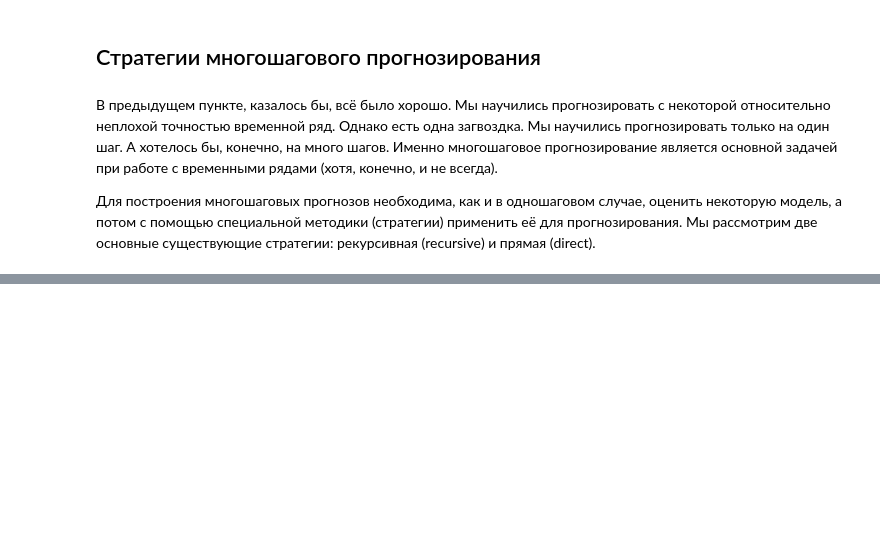
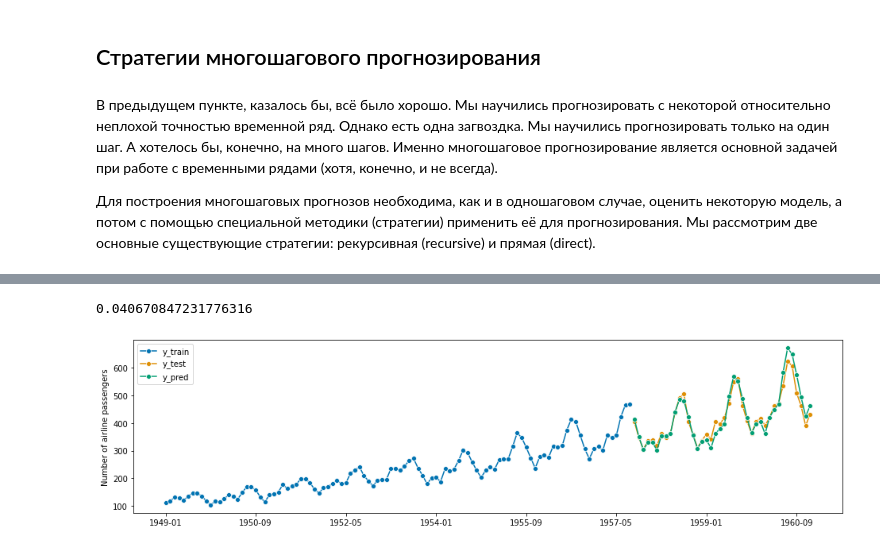
Before and after one commit to Pyatachokk/hse_ts_course, a Jupyter notebook: 2021-spring/seminars/sem_2.ipynb, the cells around one changed output, grey strips where cells are left out. Saved outputs shown, nothing was run; the diff lists cells and outputs as text; code cells hidden in the pictures; blank space fills up the shorter version.

```diff
--- a/2021-spring/seminars/sem_2.ipynb
+++ b/2021-spring/seminars/sem_2.ipynb
@@ -614,0 +670,11 @@ $x_{t+1}$ нам взять неоткуда. Следовательно, у н
+# %%
+regressor = LinearRegression()
+forecaster = make_reduction(regressor, window_length=10, strategy="direct")
+
+forecaster.fit(y_train, fh=fh)
+y_pred = forecaster.predict()
+plot_series(y_train, y_test, y_pred, labels=["y_train", "y_test", "y_pred"])
+mean_absolute_percentage_error(y_pred, y_test)
+# %% [output]
+0.040670847231776316
+[figure, added]
```
Also changed, not shown: parts of 10 cells of this notebook.
